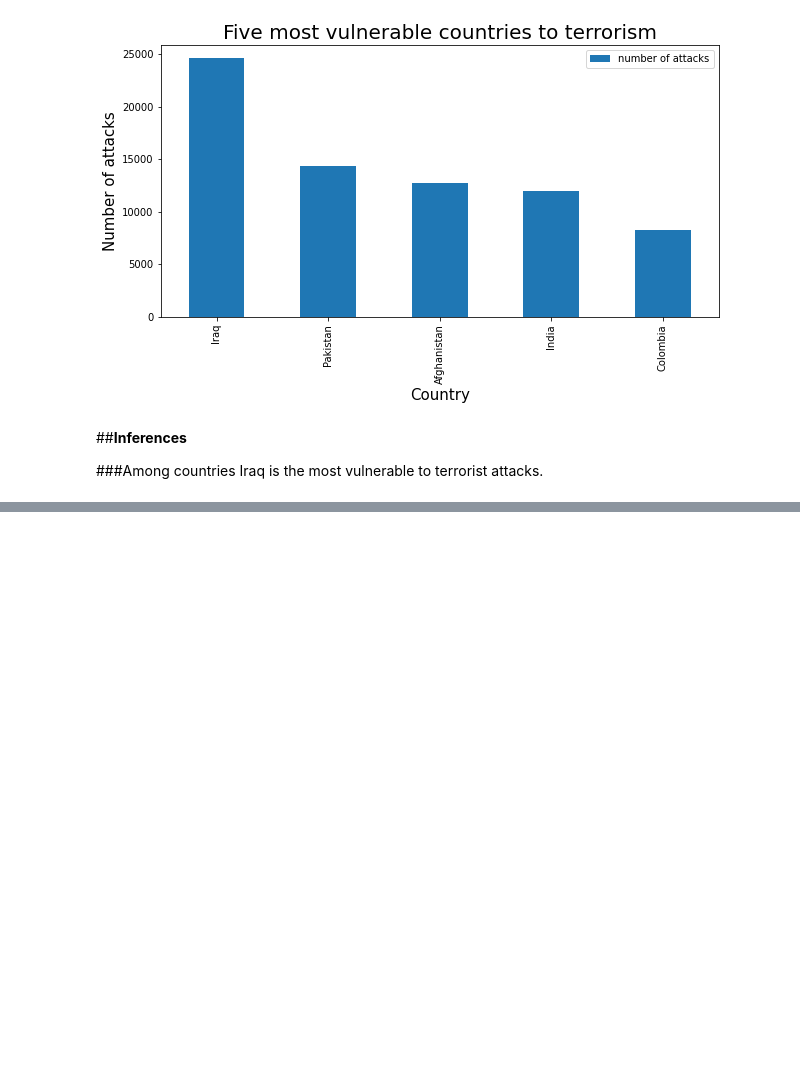
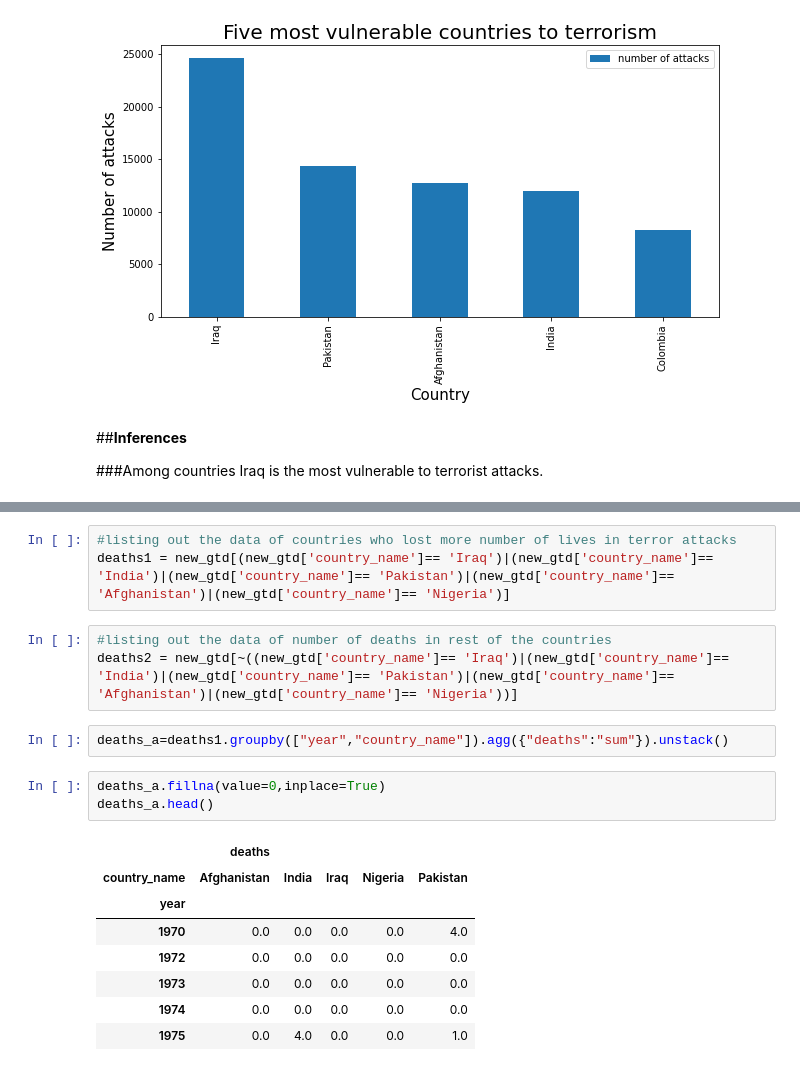
Before and after one commit to nivyathiruvoth/Global-Terrorism-Analysis, a Jupyter notebook: EDA_Global_Terrorism_Analysis.ipynb, the cells around one changed output, grey strips where cells are left out. Drawn from its saved outputs; the diff is of its cells as text; blank space fills up the shorter version.

```diff
--- a/EDA_Global_Terrorism_Analysis.ipynb
+++ b/EDA_Global_Terrorism_Analysis.ipynb
@@ -267,0 +285,20 @@ plt.show()
+# %%
+#listing out the data of countries who lost more number of lives in terror attacks
+deaths1 = new_gtd[(new_gtd['country_name']== 'Iraq')|(new_gtd['country_name']== 'India')|(new_gtd['country_name']== 'Pakistan')|(new_gtd['country_name']== 'Afghanistan')|(new_gtd['country_name']== 'Nigeria')]
+# %%
+#listing out the data of number of deaths in rest of the countries
+deaths2 = new_gtd[~((new_gtd['country_name']== 'Iraq')|(new_gtd['country_name']== 'India')|(new_gtd['country_name']== 'Pakistan')|(new_gtd['country_name']== 'Afghanistan')|(new_gtd['country_name']== 'Nigeria'))]
+# %%
+deaths_a=deaths1.groupby(["year","country_name"]).agg({"deaths":"sum"}).unstack()
+# %%
+deaths_a.fillna(value=0,inplace=True)
+deaths_a.head()
+# %% [output]
+|  | deaths |  |  |  |  |
+| country_name | Afghanistan | India | Iraq | Nigeria | Pakistan |
+| year |  |  |  |  |  |
+| 1970 | 0.0 | 0.0 | 0.0 | 0.0 | 4.0 |
+| 1972 | 0.0 | 0.0 | 0.0 | 0.0 | 0.0 |
+| 1973 | 0.0 | 0.0 | 0.0 | 0.0 | 0.0 |
+| 1974 | 0.0 | 0.0 | 0.0 | 0.0 | 0.0 |
+| 1975 | 0.0 | 4.0 | 0.0 | 0.0 | 1.0 |
```
Also changed, not shown: parts of 22 cells of this notebook.
